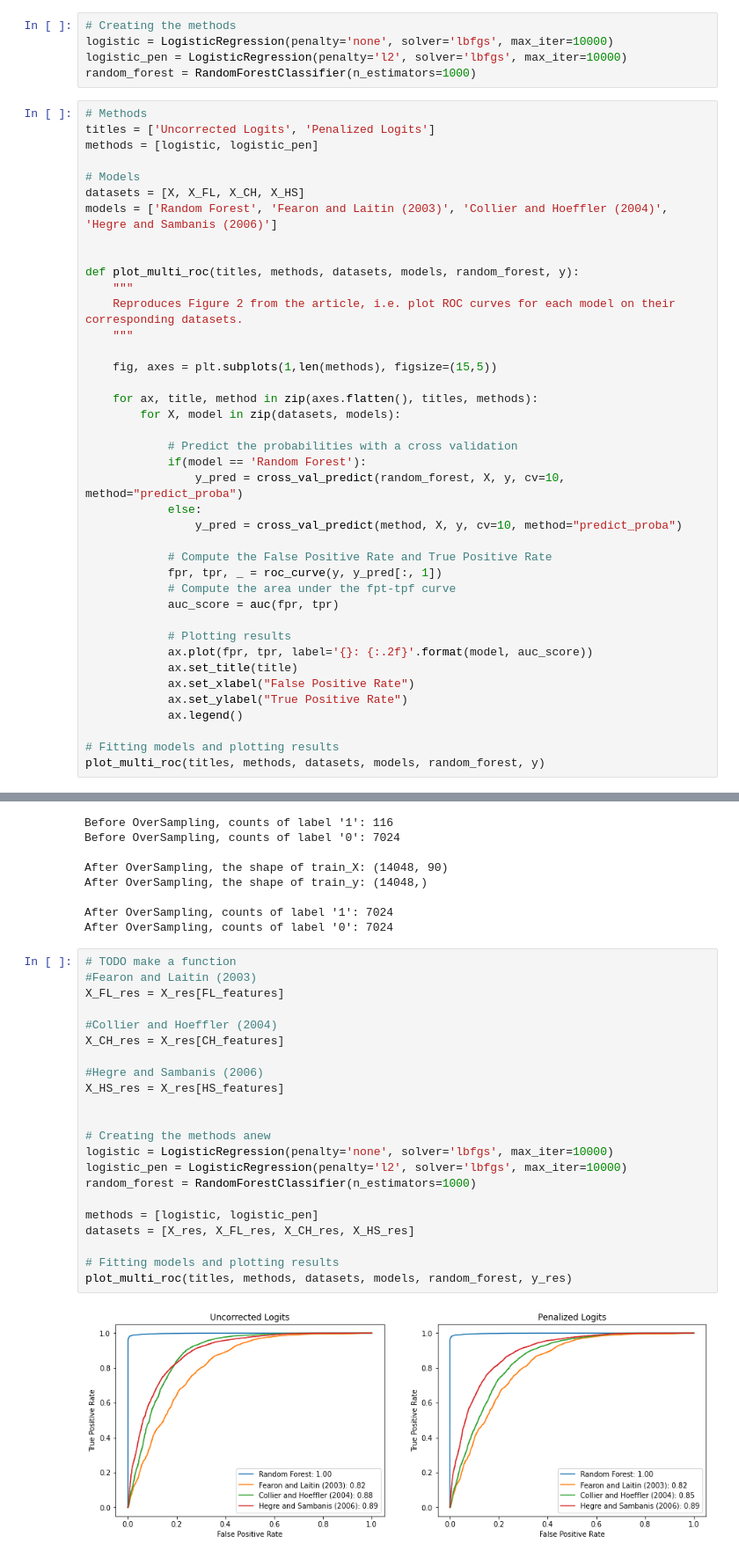
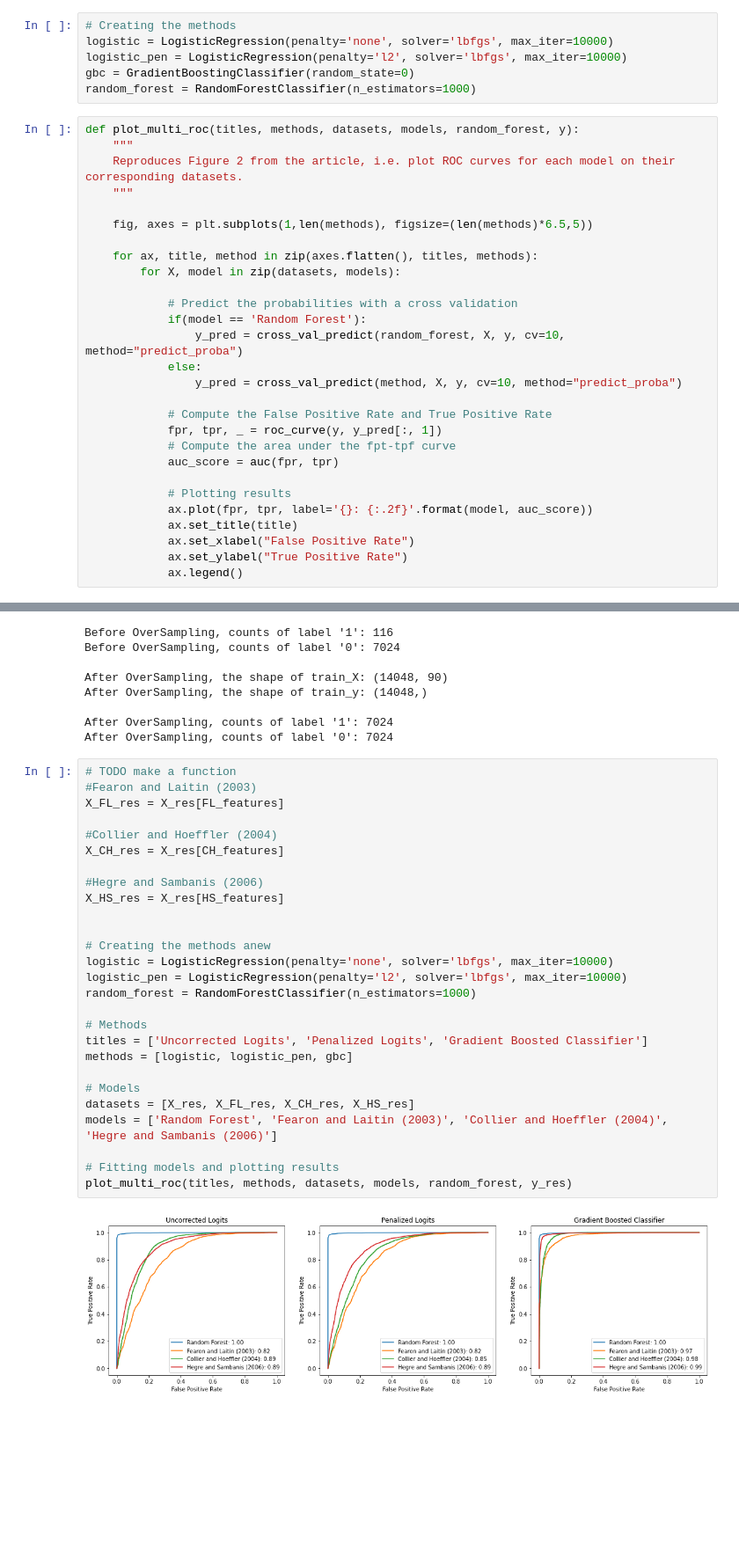
Before and after one commit to epfl-ada/ada-2020-project-milestone-p3-p3_abracadata, a Jupyter notebook: creative_extension.ipynb, the cells around one changed output, grey strips where cells are left out. Shown: that part at 88% size. Cells and saved outputs as stored; diff of their text form; blank space fills up the shorter version.

Commit message:
Add gradient boosting classifier and F1 score

```diff
--- a/creative_extension.ipynb
+++ b/creative_extension.ipynb
@@ -99,23 +100,15 @@ We will run all three different logistic models through two methods each, namely
 # Creating the methods
 logistic = LogisticRegression(penalty='none', solver='lbfgs', max_iter=10000)
 logistic_pen = LogisticRegression(penalty='l2', solver='lbfgs', max_iter=10000)
+gbc = GradientBoostingClassifier(random_state=0)
 random_forest = RandomForestClassifier(n_estimators=1000)
 # %%
-# Methods
-titles = ['Uncorrected Logits', 'Penalized Logits']
-methods = [logistic, logistic_pen]
-
-# Models
-datasets = [X, X_FL, X_CH, X_HS]
-models = ['Random Forest', 'Fearon and Laitin (2003)', 'Collier and Hoeffler (2004)', 'Hegre and Sambanis (2006)']
-
-
 def plot_multi_roc(titles, methods, datasets, models, random_forest, y):
     """
     Reproduces Figure 2 from the article, i.e. plot ROC curves for each model on their corresponding datasets.
     """
 
-    fig, axes = plt.subplots(1,len(methods), figsize=(15,5))
+    fig, axes = plt.subplots(1,len(methods), figsize=(len(methods)*6.5,5))
 
     for ax, title, method in zip(axes.flatten(), titles, methods):
         for X, model in zip(datasets, models):
@@ -137,6 +130,3 @@ def plot_multi_roc(titles, methods, datasets, models, random_forest, y):
             ax.set_xlabel("False Positive Rate")
             ax.set_ylabel("True Positive Rate")
             ax.legend()
-
-# Fitting models and plotting results
-plot_multi_roc(titles, methods, datasets, models, random_forest, y)
@@ -176,24 +216,29 @@ After OverSampling, counts of label '0': 7024
 # %%
 # TODO make a function
 #Fearon and Laitin (2003)
 X_FL_res = X_res[FL_features]
 
 #Collier and Hoeffler (2004)
 X_CH_res = X_res[CH_features]
 
 #Hegre and Sambanis (2006)
 X_HS_res = X_res[HS_features]
 
 
 # Creating the methods anew
 logistic = LogisticRegression(penalty='none', solver='lbfgs', max_iter=10000)
 logistic_pen = LogisticRegression(penalty='l2', solver='lbfgs', max_iter=10000)
 random_forest = RandomForestClassifier(n_estimators=1000)
 
-methods = [logistic, logistic_pen]
+# Methods
+titles = ['Uncorrected Logits', 'Penalized Logits', 'Gradient Boosted Classifier']
+methods = [logistic, logistic_pen, gbc]
+
+# Models
 datasets = [X_res, X_FL_res, X_CH_res, X_HS_res]
+models = ['Random Forest', 'Fearon and Laitin (2003)', 'Collier and Hoeffler (2004)', 'Hegre and Sambanis (2006)']
 
 # Fitting models and plotting results
 plot_multi_roc(titles, methods, datasets, models, random_forest, y_res)
 # %% [output]
-[figure, old version]
+[figure, new version]
```
Also changed, not shown: parts of 8 cells of this notebook.
